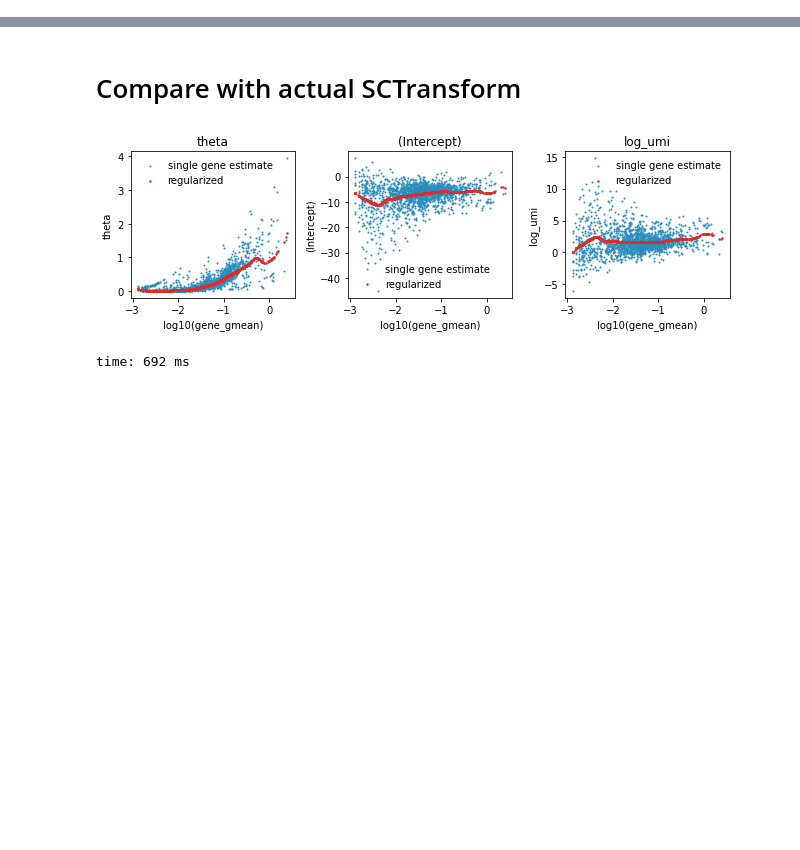
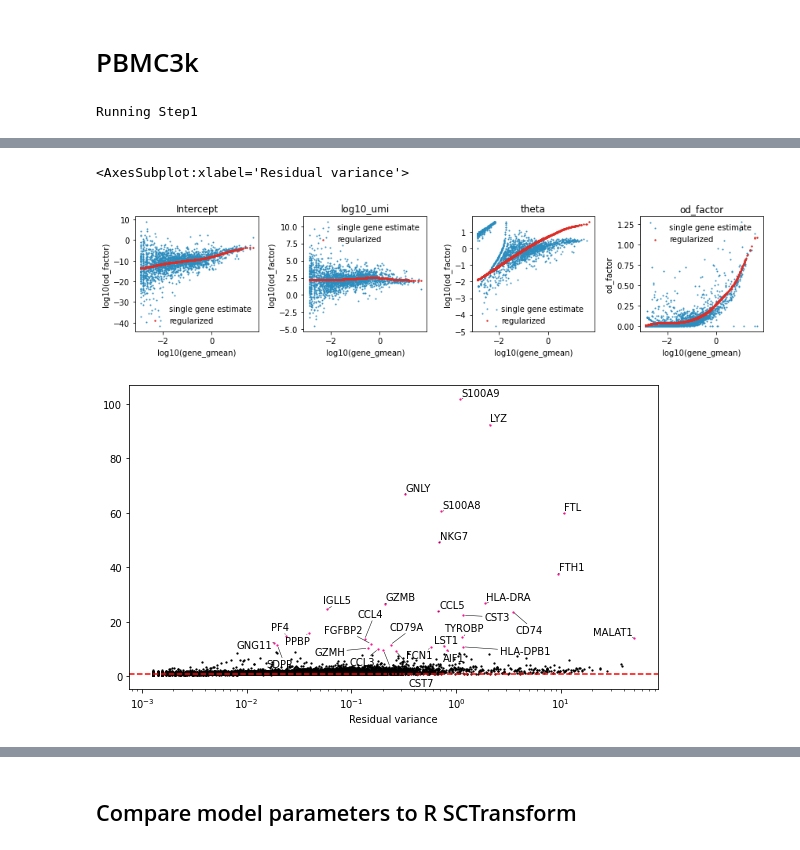
Before and after one commit to saketkc/pySCTransform, a Jupyter notebook: notebooks/demo.ipynb, the cells around one changed output, grey strips where cells are left out. Cells and saved outputs as stored; diff of their text form; code cells hidden in the pictures; blank space fills up the shorter version.

Commit message:
Retire tfp GLM estimation; replace statsmodels NB with theta_ml; update demo

```diff
--- a/notebooks/demo.ipynb
+++ b/notebooks/demo.ipynb
@@ -44,0 +13,3 @@ time: 915 ms
+# %%
+pbmc33k = sc.read_h5ad("../data/pbmc33k.h5ad")
+pbmc3k = sc.read_h5ad("../data/pbmc3k.h5ad")
@@ -44,0 +18,14 @@ time: 915 ms
+# %% [markdown]
+# PBMC3k
+# %%
+# Input is gene x cell
+vst_out_3k = vst(
+    pbmc3k.X.T,
+    gene_names=pbmc3k.var_names.tolist(),
+    cell_names=pbmc3k.obs_names.tolist(),
+    fit_type="theta_ml",
+)
+_ = plot_fit(vst_out_3k)
+plot_residual_var(vst_out_3k)
+# %% [output]
+Running Step1
@@ -44,0 +37,3 @@ time: 915 ms
+<AxesSubplot:xlabel='Residual variance'>
+[figure, added]
+[figure, added]
@@ -45,21 +41,2 @@ time: 915 ms
 # %% [markdown]
-# Compare with actual SCTransform
+## Compare model parameters to R SCTransform
-# %%
-sct_modelparsfit = pd.read_csv(
-    "../data/pbmc3k_SCT_model_pars_fit.tsv", index_col=0, sep="\t"
-)
-sct_modelpars = pd.read_csv(
-    "../data/pbmc3k_SCT_model_pars.tsv", index_col=0, sep="\t"
-)
-sct_genepars = pd.read_csv(
-    "../data/pbmc3k_SCT_gene_pars.tsv", index_col=0, sep="\t"
-)
-gene_gmean = sct_genepars.loc[sct_modelpars.index, "gmean"]
-log10_gene_gmean = np.log10(gene_gmean)
-
-vst_expected = {"model_parameters": sct_modelpars, "model_parameters_fit": sct_modelparsfit,
-                "genes_log10_gmean": log10_gene_gmean}
-_ = plot_fit(vst_expected)
-# %% [output]
-[figure, removed]
-time: 692 ms
```
Also changed, not shown: parts of 15 cells of this notebook, 5 other files.
